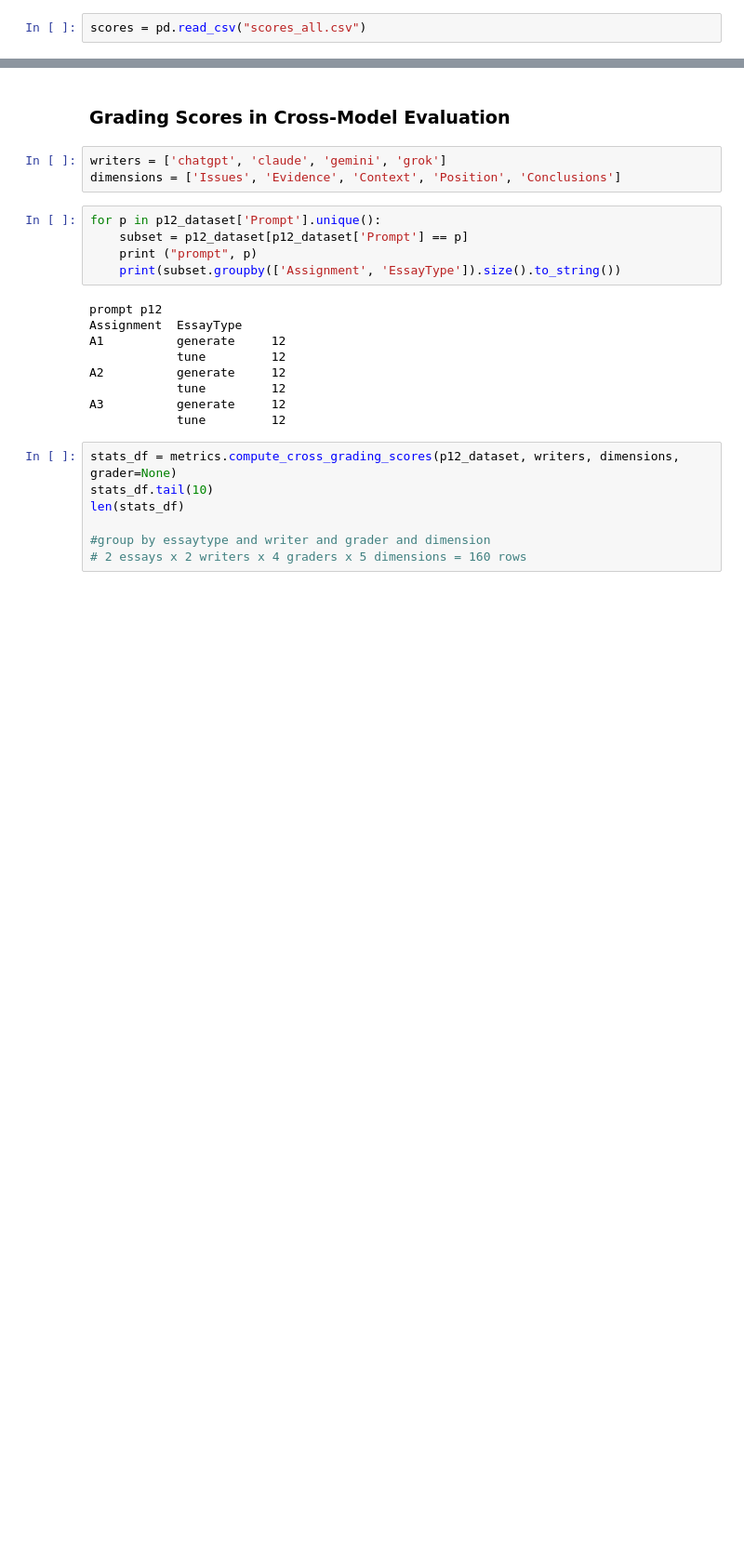
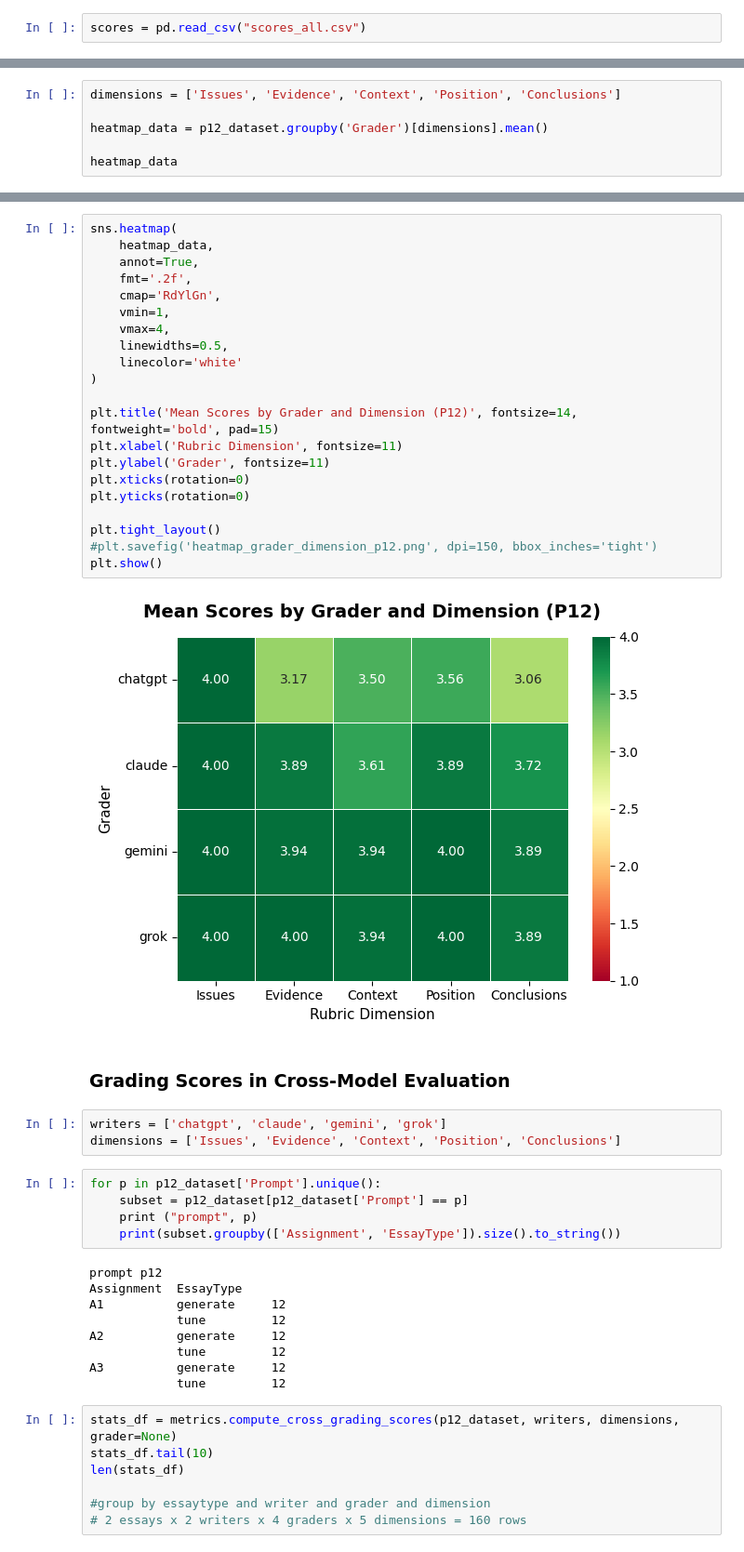
Before and after one commit to raminguyen/ai-assessment, a Jupyter notebook: src/visualize_scores_p12.ipynb, the cells around one changed output, grey strips where cells are left out. Shown at 93% size. Saved outputs shown, nothing was run; the diff lists cells and outputs as text; blank space fills up the shorter version.

Commit message:
update visualize_scores notebooks

```diff
--- a/src/visualize_scores_p12.ipynb
+++ b/src/visualize_scores_p12.ipynb
@@ -22,3 +24,9 @@ p12_dataset.head(10)
 | 869 | p12 | A1 | generate | gemini | claude | 4.0 | 4.0 | 3.0 | 4.0 | 4.0 | ... |
 | 870 | p12 | A1 | generate | gemini | grok | 4.0 | 4.0 | 4.0 | 4.0 | 4.0 | ... |
 | 871 | p12 | A1 | generate | grok | chatgpt | 4.0 | 3.0 | 3.0 | 3.0 | 3.0 | ... |
+# %%
+dimensions = ['Issues', 'Evidence', 'Context', 'Position', 'Conclusions']
+
+heatmap_data = p12_dataset.groupby('Grader')[dimensions].mean()
+
+heatmap_data
@@ -25,3 +40,26 @@ p12_dataset.head(10)
+# %%
+sns.heatmap(
+    heatmap_data,
+    annot=True,
+    fmt='.2f',
+    cmap='RdYlGn',
+    vmin=1,
+    vmax=4,
+    linewidths=0.5,
+    linecolor='white'
+)
+
+plt.title('Mean Scores by Grader and Dimension (P12)', fontsize=14, fontweight='bold', pad=15)
+plt.xlabel('Rubric Dimension', fontsize=11)
+plt.ylabel('Grader', fontsize=11)
+plt.xticks(rotation=0)
+plt.yticks(rotation=0)
+
+plt.tight_layout()
+#plt.savefig('heatmap_grader_dimension_p12.png', dpi=150, bbox_inches='tight')
+plt.show()
+# %% [output]
+[figure, added]
 # %% [markdown]
 ### Grading Scores in Cross-Model Evaluation
 # %%
```
Also changed, not shown: parts of 2 cells of this notebook.
